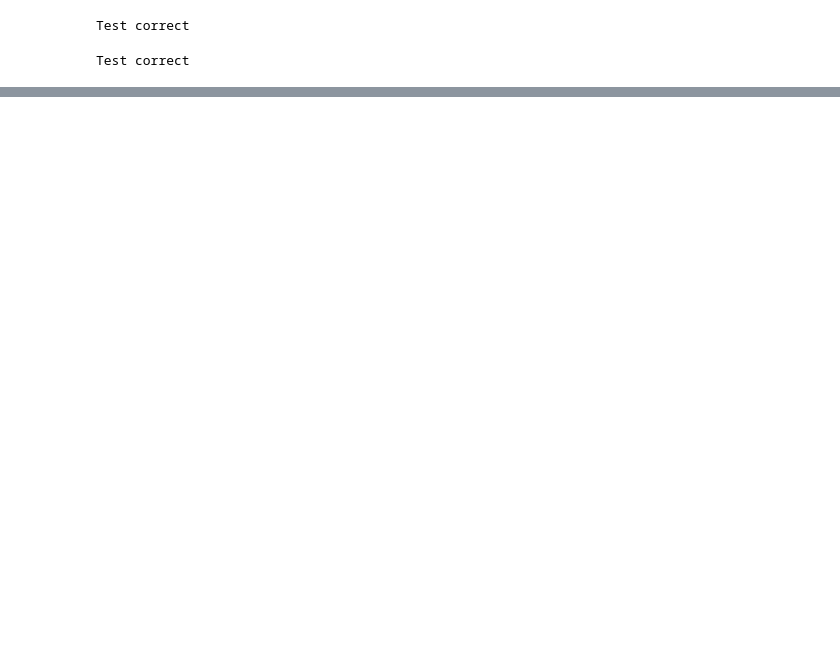
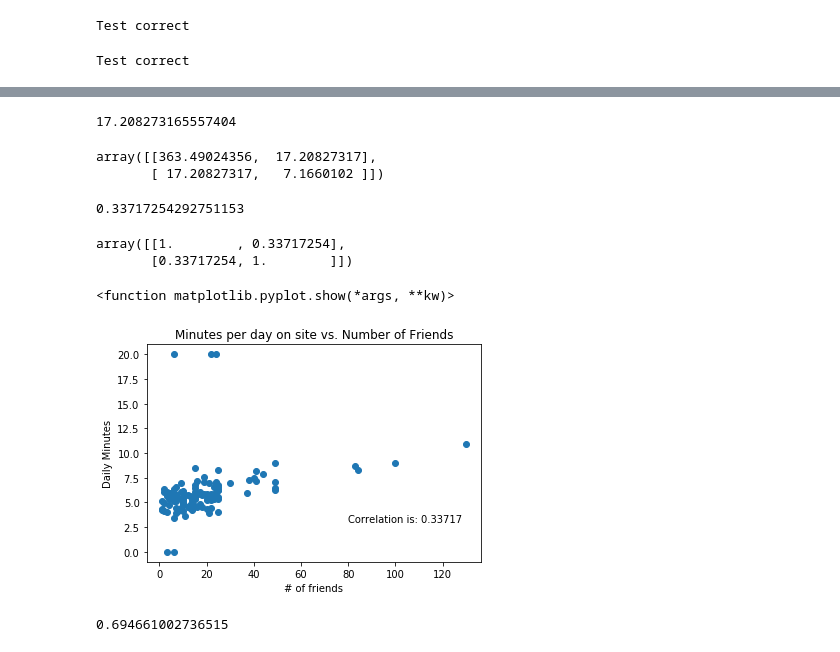
Before and after one commit to Mephastophilis/data-science-from-scratch-examples, a Jupyter notebook: Chapter-5-Statistics.ipynb, the cells around one changed output, grey strips where cells are left out. Saved outputs shown, nothing was run; the diff lists cells and outputs as text; code cells hidden in the pictures; blank space fills up the shorter version.

```diff
--- a/Chapter-5-Statistics.ipynb
+++ b/Chapter-5-Statistics.ipynb
@@ -149,0 +174,47 @@ statistics.variance(num_friends)
+# %%
+def dot(x, y):
+    return sum(x_i * y_i for x_i, y_i in zip(x, y))
+# %%
+def covariance_func(x, y):
+    n = len(x)
+    return dot(de_mean(x), de_mean(y)) / (n - 1)
+# %%
+daily_minutes = [abs(random.gauss((x_i+100)/20, 1)) for x_i in num_friends]
+daily_minutes[20:25] = [20, 20, 20, 0, 0] #inserting outliers
+# %%
+covariance_func(num_friends, daily_minutes)
+# %% [output]
+17.208273165557404
+# %%
+np.cov(num_friends, daily_minutes)
+# %% [output]
+array([[363.49024356,  17.20827317],
+       [ 17.20827317,   7.1660102 ]])
+# %%
+def correlation_func(x, y):
+    stdev_x = standard_deviation(x)
+    stdev_y = standard_deviation(y)
+    if stdev_x > 0 and stdev_y > 0:
+        return covariance_func(x, y) / (stdev_x * stdev_y)
+    else:
+        return 0
+# %%
+correlation_func(num_friends, daily_minutes)
+# %% [output]
+0.33717254292751153
+# %%
+np.corrcoef(num_friends, daily_minutes)
+# %% [output]
+array([[1.        , 0.33717254],
+       [0.33717254, 1.        ]])
+# %%
+plt.scatter(num_friends, daily_minutes)
+plt.title("Minutes per day on site vs. Number of Friends")
+plt.xlabel("# of friends")
+plt.ylabel("Daily Minutes")
+corr_text = 'Correlation is: ' + str(round(correlation_func(num_friends, daily_minutes),5))
+plt.text(80, 3, corr_text)
+plt.show
+# %% [output]
+<function matplotlib.pyplot.show(*args, **kw)>
+[figure, added]
@@ -149,0 +226,4 @@ statistics.variance(num_friends)
+# %%
+correlation_func(num_friends_good, daily_minutes_good)
+# %% [output]
+0.694661002736515
```
Also changed, not shown: parts of 26 cells of this notebook.
